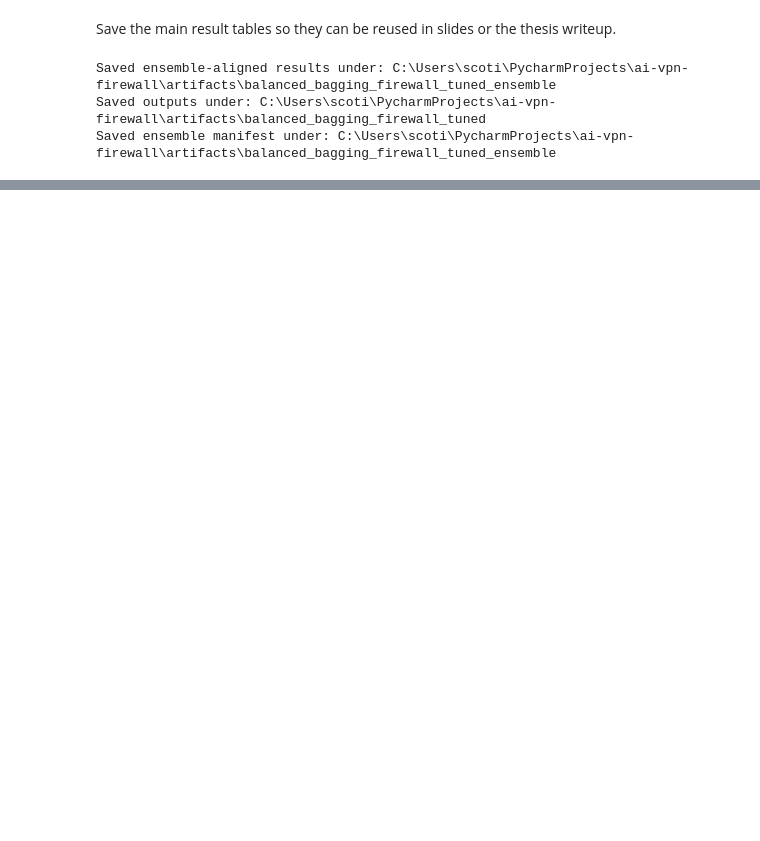
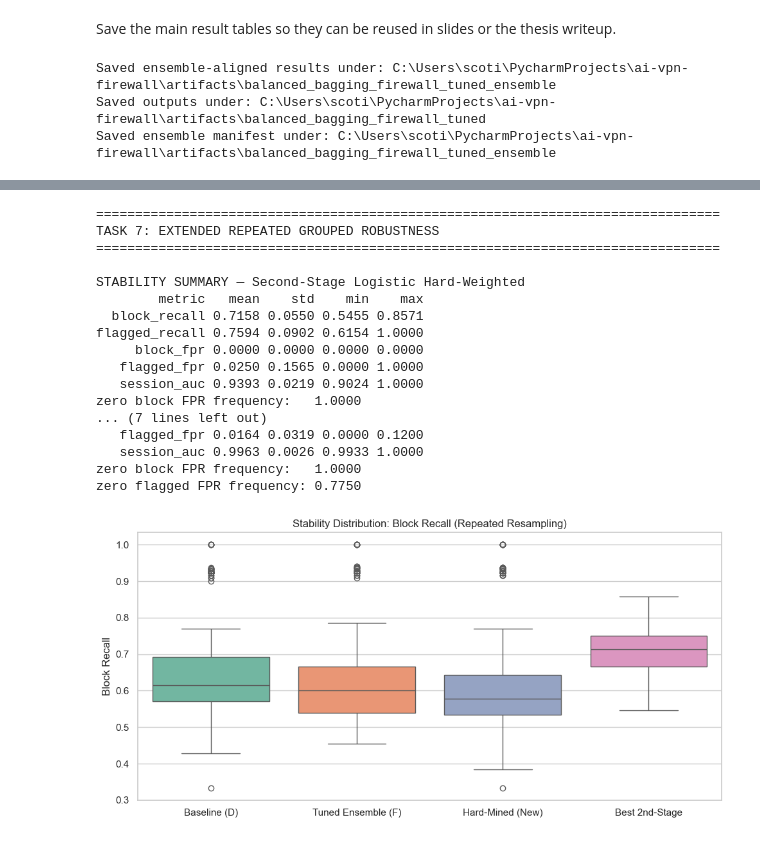
Before and after one commit to MalinaDumitrescu/ai-vpn-firewall, a Jupyter notebook: notebooks/21_firewall_objective_optimization.ipynb, the cells around one changed output, grey strips where cells are left out. Cells and saved outputs as stored; diff of their text form; code cells hidden in the pictures; blank space fills up the shorter version.

```diff
--- a/notebooks/21_firewall_objective_optimization.ipynb
+++ b/notebooks/21_firewall_objective_optimization.ipynb
@@ -2136,0 +2733,75 @@ FINAL THESIS-SAFE INTERPRETATION (ENSEMBLE-ALIGNED)
+# %%
+print("\n" + "=" * 80)
+print("TASK 7: EXTENDED REPEATED GROUPED ROBUSTNESS")
+print("=" * 80)
+
+best_second_stage_name = df_second_stage_compare.sort_values(
+    ["block_fpr", "flagged_fpr", "block_recall", "flagged_recall"],
+    ascending=[True, True, False, False]
+).iloc[0]["Variant"]
+
+if best_second_stage_name == "Second-Stage Logistic Hard-Weighted":
+    best_stage_val = lr_val_df
+    best_stage_test = lr_test_df
+else:
+    best_stage_val = xgb_val_df
+    best_stage_test = xgb_test_df
+
+df_stability_second_stage = repeated_session_stability(
+    best_stage_val,
+    best_stage_test,
+    score_col="score",
+    rule="mean",
+    n_repeats=200,
+    seed=45,
+)
+
+summarize_stability(df_stability_second_stage, best_second_stage_name)
+
+df_stability_second_stage.to_csv(
+    advanced_output_dir / "second_stage_session_stability.csv",
+    index=False
+)
+
+# Evaluate the new Hard-Mined model via bootstrap to compare against standard tuned ensemble
+df_stability_hard = repeated_session_stability(
+    df_val_hard, df_test_hard, score_col="score", rule="mean", n_repeats=200, seed=44
+)
+
+summarize_stability(df_stability_hard, "Hard-Mined Session Isotonic Mean")
+
+# Save extension
+df_stability_hard.to_csv(advanced_output_dir / "repeated_grouped_robustness.csv", index=False)
+
+# Boxplot comparing Baseline vs Tuned vs Hard-Mined Block Recall
+plt.figure(figsize=(10, 5))
+data_to_plot = pd.DataFrame({
+    "Baseline (D)": df_stability_base_ens["block_recall"],
+    "Tuned Ensemble (F)": df_stability_tuned_ens["block_recall"],
+    "Hard-Mined (New)": df_stability_hard["block_recall"],
+    "Best 2nd-Stage": df_stability_second_stage["block_recall"],
+})
+sns.boxplot(data=data_to_plot, palette="Set2")
+plt.title("Stability Distribution: Block Recall (Repeated Resampling)")
+plt.ylabel("Block Recall")
+plt.tight_layout()
+plt.show()
+# %% [output]
+================================================================================
+TASK 7: EXTENDED REPEATED GROUPED ROBUSTNESS
+================================================================================
+
+STABILITY SUMMARY — Second-Stage Logistic Hard-Weighted
+        metric   mean    std    min    max
+  block_recall 0.7158 0.0550 0.5455 0.8571
+flagged_recall 0.7594 0.0902 0.6154 1.0000
+     block_fpr 0.0000 0.0000 0.0000 0.0000
+   flagged_fpr 0.0250 0.1565 0.0000 1.0000
+   session_auc 0.9393 0.0219 0.9024 1.0000
+zero block FPR frequency:   1.0000
+... (7 lines left out)
+   flagged_fpr 0.0164 0.0319 0.0000 0.1200
+   session_auc 0.9963 0.0026 0.9933 1.0000
+zero block FPR frequency:   1.0000
+zero flagged FPR frequency: 0.7750
+[figure, added]
```
Also changed, not shown: parts of 27 cells of this notebook.
